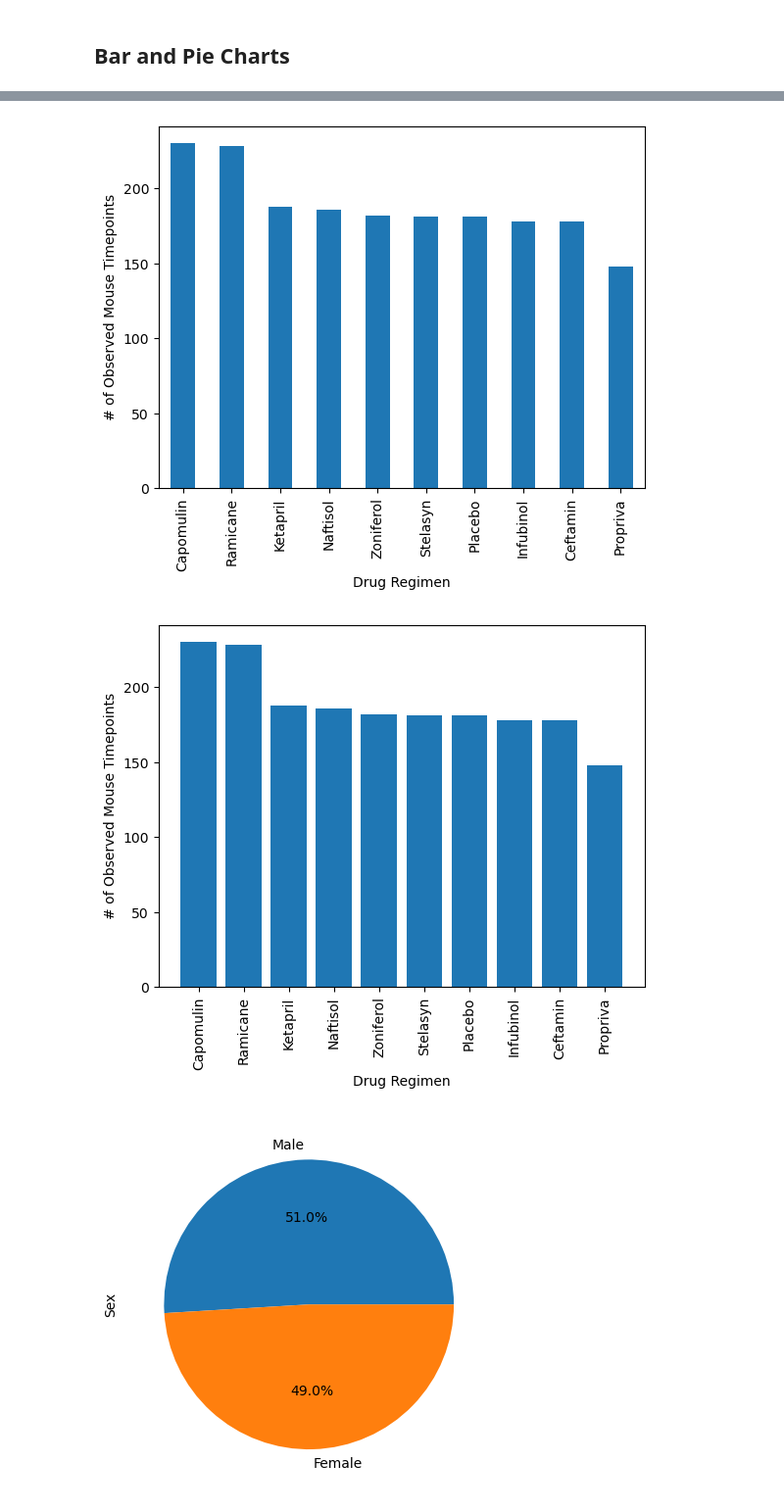
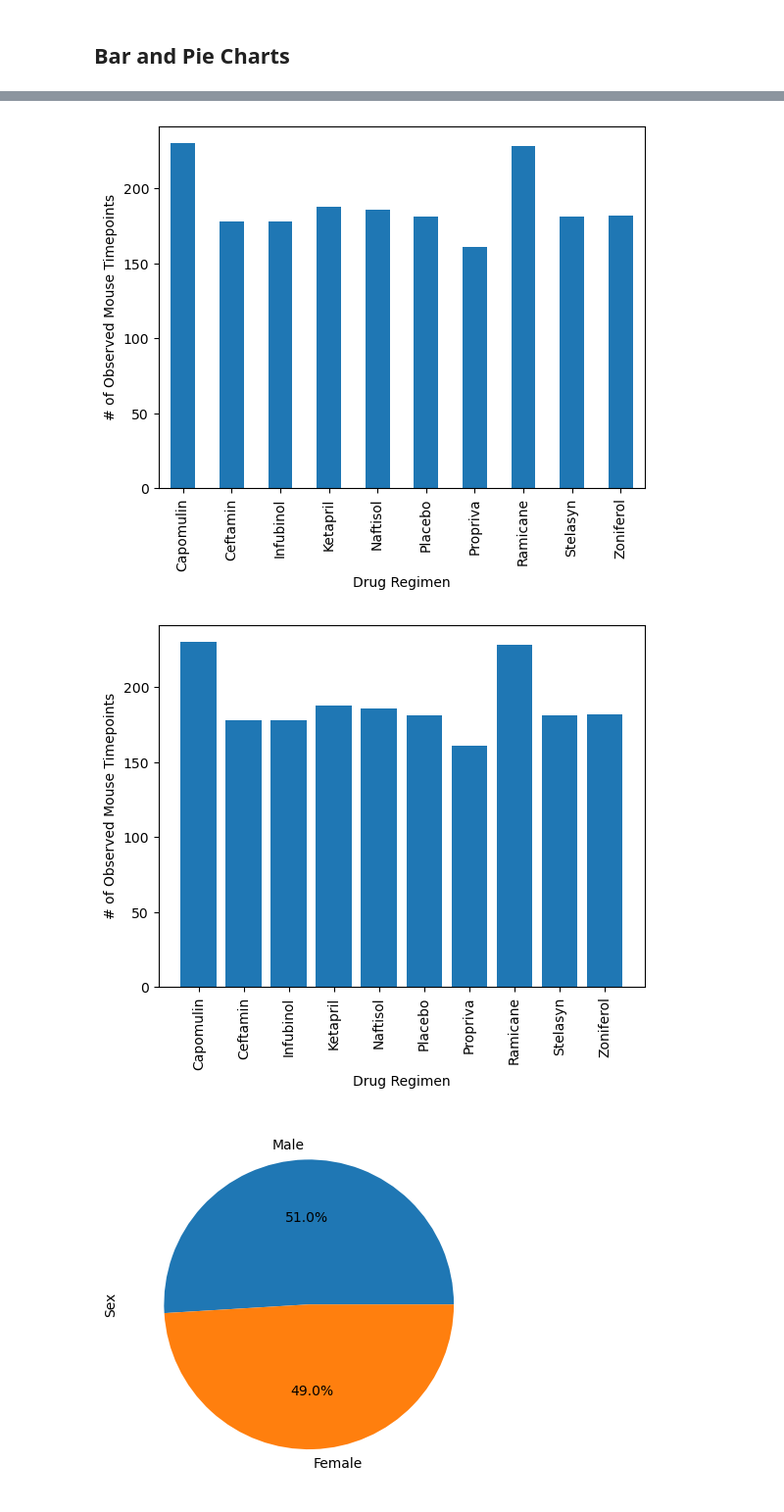
Before and after one commit to ashley-ley/matplotlib-challenge, a Jupyter notebook: Starter_Code/Pymaceuticals/pymaceuticals_starter.ipynb, the cells around one changed output, grey strips where cells are left out. Shown at 98% size. Cells and saved outputs as stored; diff of their text form; code cells hidden in the pictures.

Commit message:
Bar graphs complete

```diff
--- a/Starter_Code/Pymaceuticals/pymaceuticals_starter.ipynb
+++ b/Starter_Code/Pymaceuticals/pymaceuticals_starter.ipynb
@@ -145,11 +161,31 @@ summary
 # %%
 # Generate a bar plot showing the total number of rows (Mouse ID/Timepoints) for each drug regimen using Pandas.
+sorted_drug_count = data_and_results_df.groupby(["Drug Regimen"])["Timepoint"].count()
+sorted_drug_count
+
+sorted_drug_count.plot(kind="bar",xlabel="Drug Regimen", ylabel="# of Observed Mouse Timepoints")
+plt.show()
 # %% [output]
-[figure, old version]
+[figure, new version]
 # %%
 # Generate a bar plot showing the total number of rows (Mouse ID/Timepoints) for each drug regimen using pyplot.
+sorted_drug_count = data_and_results_df.groupby("Drug Regimen")["Timepoint"].count()
+sorted_drug_count
+
+drugs = sorted_drug_count.index
+drug_count = sorted_drug_count.values
+
+plt.bar(drugs, drug_count)
+
+# Labeling the axes
+plt.xlabel("Drug Regimen")
+plt.ylabel("# of Observed Mouse Timepoints")
+
+plt.xticks(rotation=90)
+
+plt.show()
 # %% [output]
-[figure, old version]
+[figure, new version]
 # %%
 # Generate a pie plot showing the distribution of female versus male mice using Pandas
 # %% [output]
```
Also changed, not shown: parts of 1 cell of this notebook.
